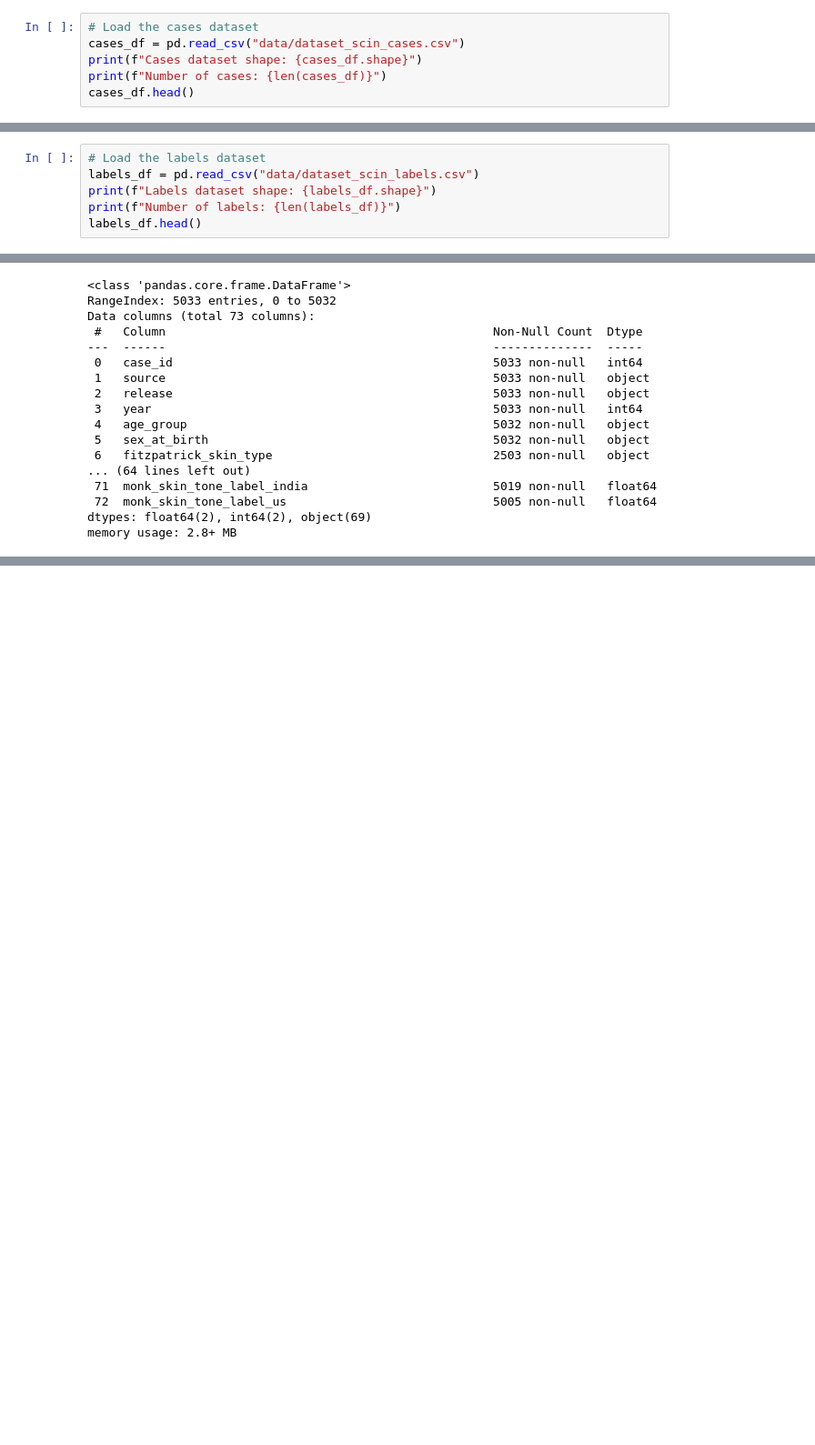
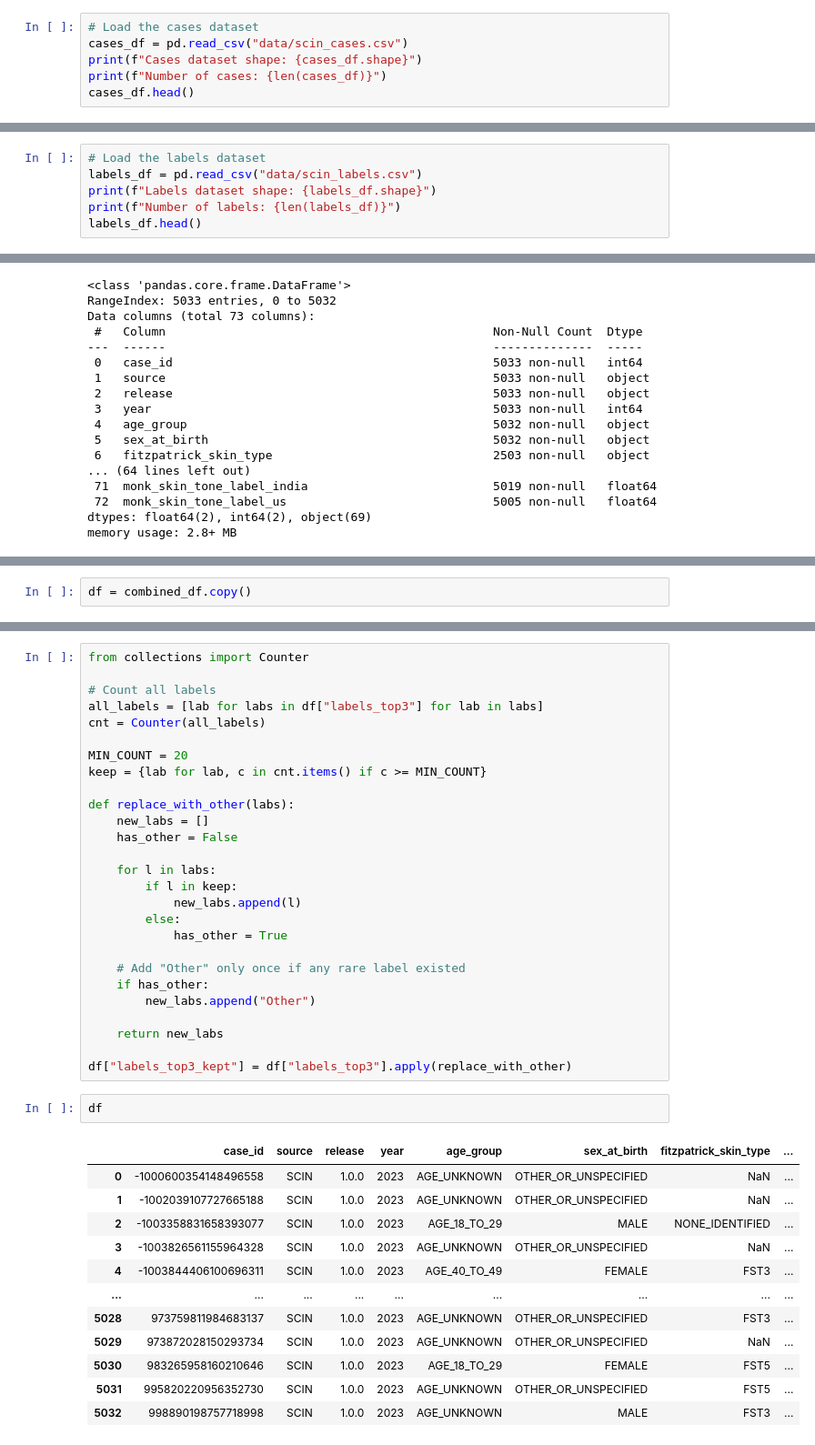
Before and after one commit to wildg/Scin-Data-Modeling, a Jupyter notebook: model.ipynb, the cells around one changed output, grey strips where cells are left out. Shown at 91% size. Saved outputs shown, nothing was run; the diff lists cells and outputs as text; blank space fills up the shorter version.

```diff
--- a/model.ipynb
+++ b/model.ipynb
@@ -39,6 +41,6 @@ if __name__ == "__main__":
 # %%
 # Load the cases dataset
-cases_df = pd.read_csv("data/dataset_scin_cases.csv")
+cases_df = pd.read_csv("data/scin_cases.csv")
 print(f"Cases dataset shape: {cases_df.shape}")
 print(f"Number of cases: {len(cases_df)}")
 cases_df.head()
@@ -54,7 +56,7 @@ Number of cases: 5033
 5 rows × 57 columns
 # %%
 # Load the labels dataset
-labels_df = pd.read_csv("data/dataset_scin_labels.csv")
+labels_df = pd.read_csv("data/scin_labels.csv")
 print(f"Labels dataset shape: {labels_df.shape}")
 print(f"Number of labels: {len(labels_df)}")
 labels_df.head()
@@ -118,0 +158,2 @@ memory usage: 2.8+ MB
+# %%
+df = combined_df.copy()
@@ -118,0 +228,42 @@ memory usage: 2.8+ MB
+# %%
+from collections import Counter
+
+# Count all labels
+all_labels = [lab for labs in df["labels_top3"] for lab in labs]
+cnt = Counter(all_labels)
+
+MIN_COUNT = 20
+keep = {lab for lab, c in cnt.items() if c >= MIN_COUNT}
+
+def replace_with_other(labs):
+    new_labs = []
+    has_other = False
+
+    for l in labs:
+        if l in keep:
+            new_labs.append(l)
+        else:
+            has_other = True
+
+    # Add "Other" only once if any rare label existed
+    if has_other:
+        new_labs.append("Other")
+
+    return new_labs
+
+df["labels_top3_kept"] = df["labels_top3"].apply(replace_with_other)
+# %%
+df
+# %% [output]
+|  | case_id | source | release | year | age_group | sex_at_birth | fitzpatrick_skin_type | ... |
+| 0 | -1000600354148496558 | SCIN | 1.0.0 | 2023 | AGE_UNKNOWN | OTHER_OR_UNSPECIFIED | NaN | ... |
+| 1 | -1002039107727665188 | SCIN | 1.0.0 | 2023 | AGE_UNKNOWN | OTHER_OR_UNSPECIFIED | NaN | ... |
+| 2 | -1003358831658393077 | SCIN | 1.0.0 | 2023 | AGE_18_TO_29 | MALE | NONE_IDENTIFIED | ... |
+| 3 | -1003826561155964328 | SCIN | 1.0.0 | 2023 | AGE_UNKNOWN | OTHER_OR_UNSPECIFIED | NaN | ... |
+| 4 | -1003844406100696311 | SCIN | 1.0.0 | 2023 | AGE_40_TO_49 | FEMALE | FST3 | ... |
+| ... | ... | ... | ... | ... | ... | ... | ... | ... |
+| 5028 | 973759811984683137 | SCIN | 1.0.0 | 2023 | AGE_UNKNOWN | OTHER_OR_UNSPECIFIED | FST3 | ... |
+| 5029 | 973872028150293734 | SCIN | 1.0.0 | 2023 | AGE_UNKNOWN | OTHER_OR_UNSPECIFIED | NaN | ... |
+| 5030 | 983265958160210646 | SCIN | 1.0.0 | 2023 | AGE_18_TO_29 | FEMALE | FST5 | ... |
+| 5031 | 995820220956352730 | SCIN | 1.0.0 | 2023 | AGE_UNKNOWN | OTHER_OR_UNSPECIFIED | FST5 | ... |
+| 5032 | 998890198757718998 | SCIN | 1.0.0 | 2023 | AGE_UNKNOWN | MALE | FST3 | ... |
```
Also changed, not shown: parts of 19 cells of this notebook.
